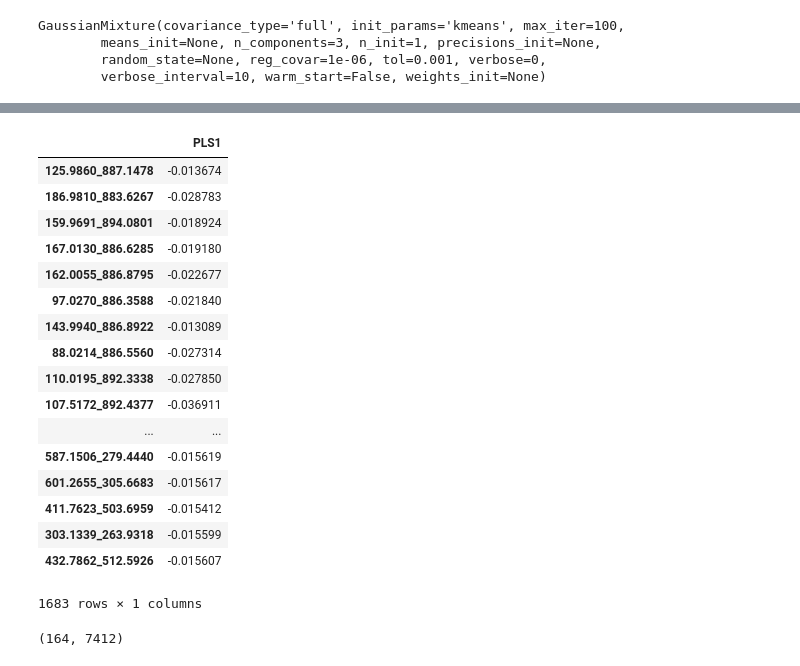
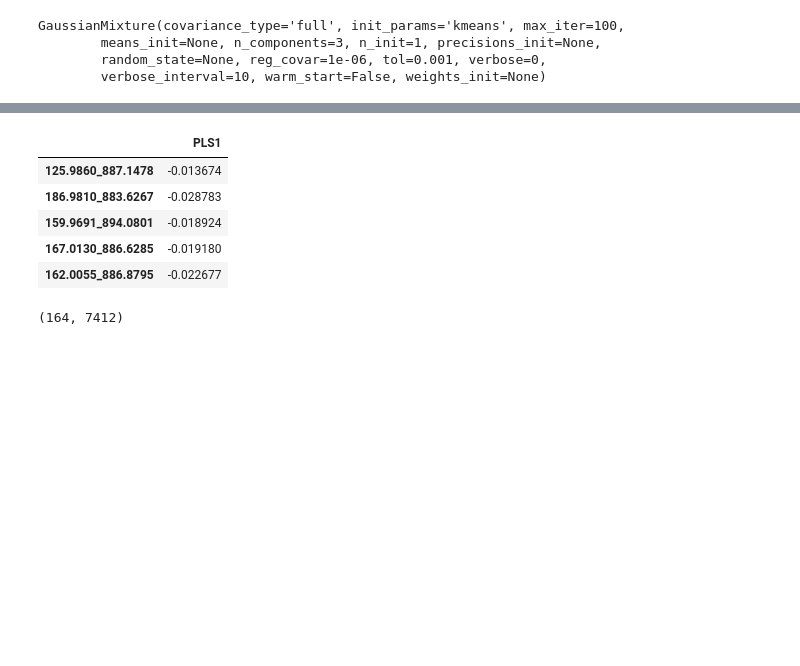
Before and after one commit to mortonjt/pls-balances, a Jupyter notebook: pls_balances/ipynb/mice.ipynb, the cells around one changed output, grey strips where cells are left out. Cells and saved outputs as stored; diff of their text form; code cells hidden in the pictures; blank space fills up the shorter version.

```diff
--- a/pls_balances/ipynb/mice.ipynb
+++ b/pls_balances/ipynb/mice.ipynb
@@ -138,24 +126,12 @@ num
 # %%
-denom
+denom.head()
 # %% [output]
 |  | PLS1 |
 | 125.9860_887.1478 | -0.013674 |
 | 186.9810_883.6267 | -0.028783 |
 | 159.9691_894.0801 | -0.018924 |
 | 167.0130_886.6285 | -0.019180 |
 | 162.0055_886.8795 | -0.022677 |
-| 97.0270_886.3588 | -0.021840 |
-| 143.9940_886.8922 | -0.013089 |
-| 88.0214_886.5560 | -0.027314 |
-| 110.0195_892.3338 | -0.027850 |
-| 107.5172_892.4377 | -0.036911 |
-| ... | ... |
-| 587.1506_279.4440 | -0.015619 |
-| 601.2655_305.6683 | -0.015617 |
-| 411.7623_503.6959 | -0.015412 |
-| 303.1339_263.9318 | -0.015599 |
-| 432.7862_512.5926 | -0.015607 |
-1683 rows × 1 columns
 # %%
 table.shape
 # %% [output]
```
Also changed, not shown: parts of 6 cells of this notebook, 1 other file.
